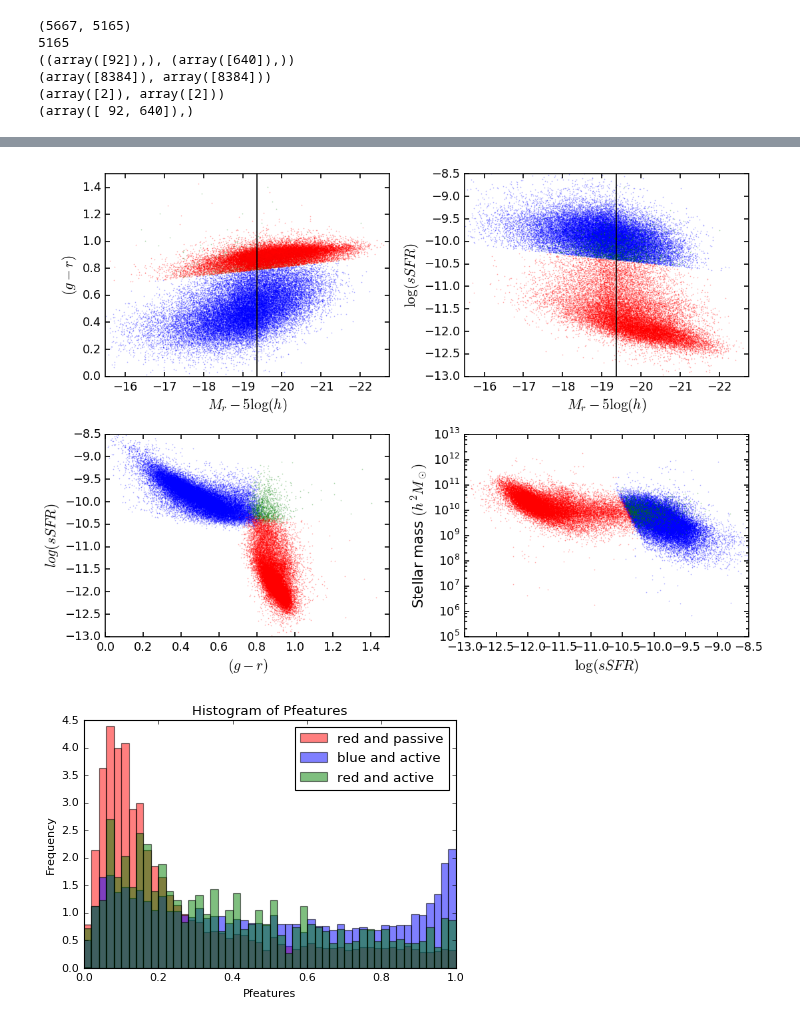
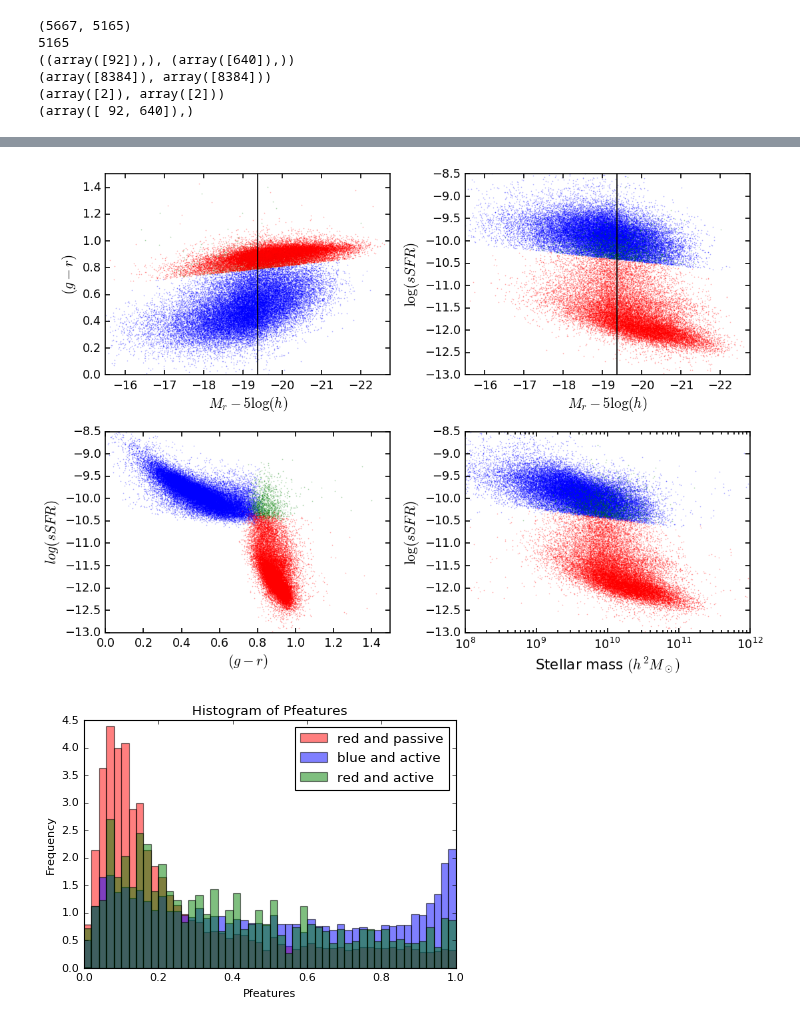
Before and after one commit to jaotter/Otter-Research-2017, a Jupyter notebook: ssfr_plots.ipynb, the cells around one changed output, grey strips where cells are left out. Cells and saved outputs as stored; diff of their text form; code cells hidden in the pictures.

```diff
--- a/ssfr_plots.ipynb
+++ b/ssfr_plots.ipynb
@@ -47,6 +50,9 @@ adj_M_limit = M_limit - 5*math.log(h,10)
 # %% [markdown]
 Sorting into color/sf groups, and galaxy groups
 # %%
+halo_mass = []
+
+redpas_ind = []
 redpas_pfeatures = []
 redpas_psmooth = []
 redpas_color = []
@@ -54,6 +60,7 @@ redpas_sfr = []
 redpas_mr = []
 redpas_mass = []
 
+bluact_ind = []
 bluact_pfeatures = []
 bluact_psmooth = []
 bluact_color = []
@@ -61,6 +68,7 @@ bluact_sfr = []
 bluact_mr = []
 bluact_mass = []
 
+redact_ind = []
 redact_pfeatures = []
 redact_psmooth = []
 redact_color = []
@@ -71,8 +79,8 @@ redact_mass = []
 group_list = [[67926]]
 a = True
 for i in np.arange(pfeatures.size):
-    #if z[i] > 0.01 and z[i] < 0.06: #and z_warn[i] == 0:# and absmag_r[i] < M_limit:
-    if a == True: #just doing this to get rid of all restrictions without having to unindent the rest of it
+    if z[i] > 0.01 and z[i] < 0.06: #and z_warn[i] == 0:# and absmag_r[i] < M_limit:
+    #if a == True: #just doing this to get rid of all restrictions without having to unindent the rest of it
         groups = np.array([item[0] for item in group_list])
         ind = np.where(groups == group_num[i])
         if ind[0].size == 0: #if the group isn't in the array yet
@@ -83,8 +91,13 @@ for i in np.arange(pfeatures.size):
         color_line = 0.7 - 0.032*(M_r[i] + 16.5)
         active_line = -10 + 0.094*(M_r[i] + 15)
         logSSFR = ssfr[i]
+
+        group_ind = np.where(petroC_group_num == group_num[i])
+        halo_mass.append((petroC_halo_mass[group_ind[0]], centsat[i]))
+
         if color[i] > color_line: #red galaxies
             if logSSFR <= active_line: #passive galaxies - redpas type
+                redpas_ind.append((i, centsat[i]))
                 redpas_pfeatures.append((pfeatures[i], centsat[i]))
                 redpas_psmooth.append((psmooth[i], centsat[i]))
                 redpas_color.append((color[i], centsat[i]))
@@ -92,6 +105,7 @@ for i in np.arange(pfeatures.size):
                 redpas_mr.append((M_r[i], centsat[i]))
                 redpas_mass.append((mass[i], centsat[i]))
             else: #red and active - redact type
+                redact_ind.append((i, centsat[i]))
                 redact_pfeatures.append((pfeatures[i], centsat[i]))
                 redact_psmooth.append((psmooth[i], centsat[i]))
                 redact_color.append((color[i], centsat[i]))
@@ -99,6 +113,7 @@ for i in np.arange(pfeatures.size):
                 redact_mr.append((M_r[i],centsat[i]))
                 redact_mass.append((mass[i], centsat[i]))
         elif logSSFR >= active_line and color[i] < color_line: #blue and active - bluact type
+            bluact_ind.append((i, centsat[i]))
             bluact_pfeatures.append((pfeatures[i],centsat[i]))
             bluact_psmooth.append((psmooth[i],centsat[i]))
             bluact_color.append((color[i],centsat[i]))
@@ -124,12 +139,12 @@ for gr in group_list:
             sat_ssfr_group = []
             ind = np.where(galaxy_num == gal) #index to use in other arrays for this galaxy
             if centsat[ind[0]] == 1:
-                cent_ssfr.append(ssfr[ind[0]])
-                cent_pspiral.append(pspiral[ind[0]])
+                cent_ssfr.append(ssfr[ind[0][0]])
+                cent_pspiral.append(pfeatures[ind[0][0]])
                 has_central = True
             else:
-                sat_list.append(pspiral[ind[0]])
-                sat_ssfr_group.append(ssfr[ind[0]])
+                sat_list.append(pfeatures[ind[0][0]])
+                sat_ssfr_group.append(ssfr[ind[0][0]])
         sat_pspiral_all.append(np.mean(np.array(sat_list)))
         if has_central == True:
             sat_pspiral_edit.append(np.mean(np.array(sat_list)))
@@ -246,39 +284,40 @@ ax1.set_xlabel(r'$M_r - 5\log(h)$')
 ax1.set_ylim(0, 1.5)
 ax1.set_xlim(-15.5, -22.75)
 
 #top right plot
 ax2 = fig.add_subplot(222)
 for i in np.arange(3):
     ax2.scatter(mrs[i], sfrs[i], color = plot_color[i], s=0.1, alpha=0.5)
 plt.axvline(adj_M_limit,c='k')
 ax2.set_ylabel(r'$\log(sSFR)$')
 ax2.set_xlabel(r'$M_r - 5\log(h)$')
 ax2.set_ylim(-13, -8.5)
 ax2.set_xlim(-15.5, -22.75)
 
 #bottom left plot
 ax3 = fig.add_subplot(223)
 for i in np.arange(3):
     ax3.scatter(colors[i], sfrs[i], color = plot_color[i], s=0.1, alpha=0.5)
 ax3.set_ylabel(r'$log(sSFR)$')
 ax3.set_xlabel(r'$(g-r)$')
 ax3.set_ylim(-13, -8.5)
 ax3.set_xlim(0,1.5)
 
 #bottom right plot
 ax4 = fig.add_subplot(224)
 for i in np.arange(3):
-    ax4.scatter(sfrs[i], masses[i], color = plot_color[i], s=0.1, alpha=0.5)
-ax4.set_ylabel(r'Stellar mass $(h^2 M_\odot)$')
-ax4.set_xlabel(r'$\log(sSFR)$')
-ax4.set_xlim(-13, -8.5)
-ax4.set_yscale('log')
+    ax4.scatter(masses[i], sfrs[i], color = plot_color[i], s=0.1, alpha=0.5)
+ax4.set_xlabel(r'Stellar mass $(h^2 M_\odot)$')
+ax4.set_ylabel(r'$\log(sSFR)$')
+ax4.set_ylim(-13, -8.5)
+ax4.set_xscale('log')
+ax4.set_xlim(1e8, 1e12)
 #ax3.set_xlim(0,1.5)
 
 plt.tight_layout()
 plt.show()
 # %% [output]
-[figure, old version]
+[figure, new version]
 # %%
 plt.hist(redpas_pfeatures, 50, normed=1, facecolor='r', alpha=0.5, ec='black', label='red and passive')
 plt.hist(bluact_pfeatures, 50, normed=1, facecolor='b', alpha=0.5, ec='black', label='blue and active')
```
Also changed, not shown: parts of 6 cells of this notebook.
